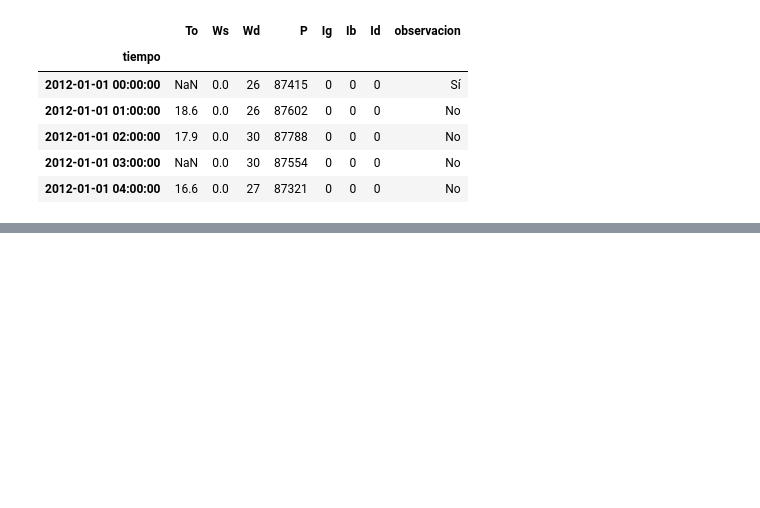
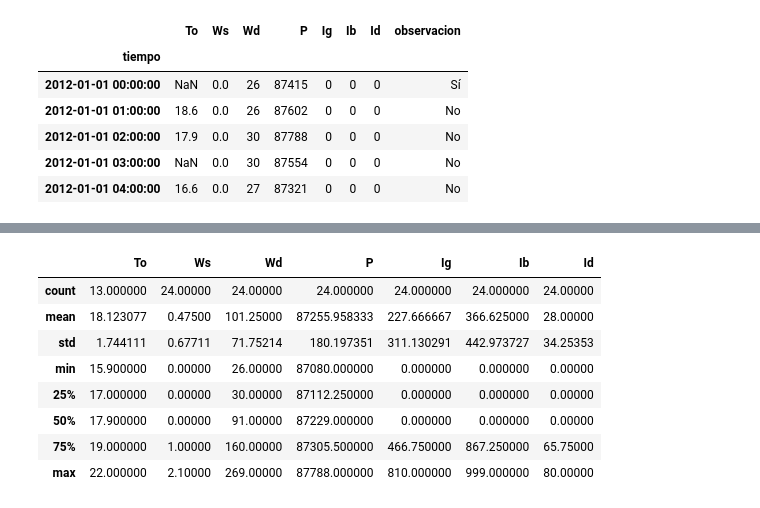
Before and after one commit to hnaranjog/analisis_de_datos, a Jupyter notebook: app/analisis_estadistico.ipynb, the cells around one changed output, grey strips where cells are left out. Cells and saved outputs as stored; diff of their text form; code cells hidden in the pictures; blank space fills up the shorter version.

```diff
--- a/app/analisis_estadistico.ipynb
+++ b/app/analisis_estadistico.ipynb
@@ -14,0 +25,12 @@ df.head()
+# %%
+df.describe()
+# %% [output]
+|  | To | Ws | Wd | P | Ig | Ib | Id |
+| count | 13.000000 | 24.00000 | 24.00000 | 24.000000 | 24.000000 | 24.000000 | 24.00000 |
+| mean | 18.123077 | 0.47500 | 101.25000 | 87255.958333 | 227.666667 | 366.625000 | 28.00000 |
+| std | 1.744111 | 0.67711 | 71.75214 | 180.197351 | 311.130291 | 442.973727 | 34.25353 |
+| min | 15.900000 | 0.00000 | 26.00000 | 87080.000000 | 0.000000 | 0.000000 | 0.00000 |
+| 25% | 17.000000 | 0.00000 | 30.00000 | 87112.250000 | 0.000000 | 0.000000 | 0.00000 |
+| 50% | 17.900000 | 0.00000 | 91.00000 | 87229.000000 | 0.000000 | 0.000000 | 0.00000 |
+| 75% | 19.000000 | 1.00000 | 160.00000 | 87305.500000 | 466.750000 | 867.250000 | 65.75000 |
+| max | 22.000000 | 2.10000 | 269.00000 | 87788.000000 | 810.000000 | 999.000000 | 80.00000 |
```
Also changed, not shown: parts of 7 cells of this notebook, 5 other files.
